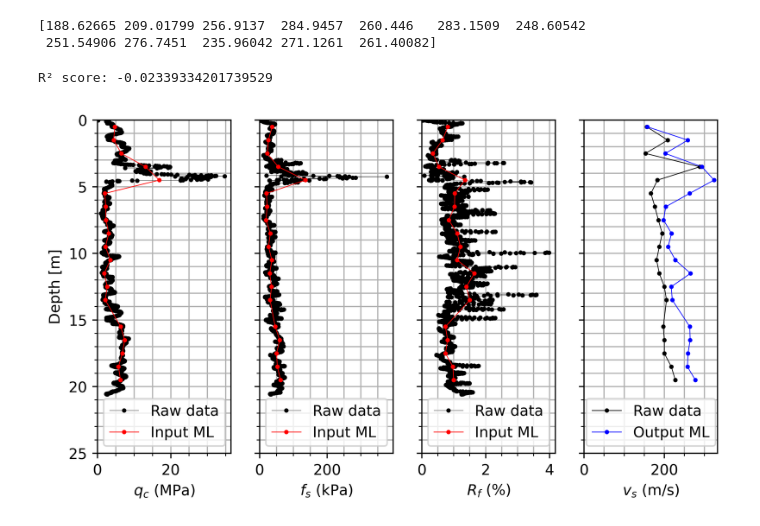
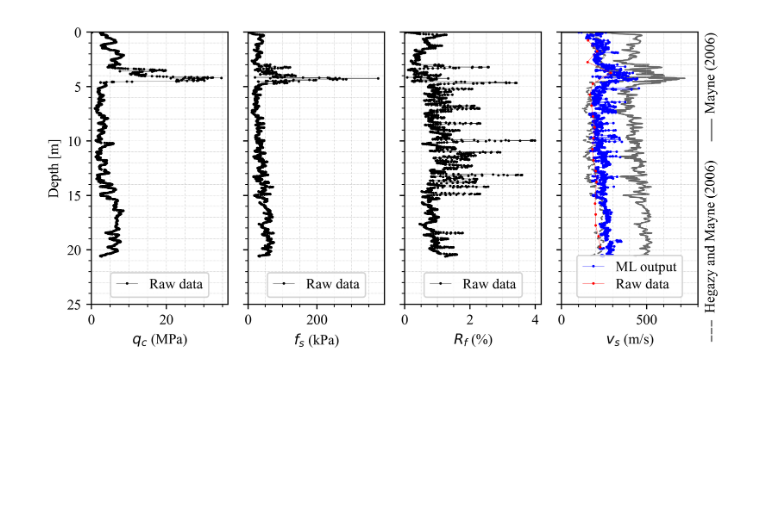
Before and after one commit to harifel/ISC7_DataDrivenSiteCharacterization, a Jupyter notebook: src/2_main_norwegian_testsite.ipynb, the cells around one changed output. Cells and saved outputs as stored; diff of their text form; code cells hidden in the pictures; blank space fills up the shorter version.

```diff
--- a/src/2_main_norwegian_testsite.ipynb
+++ b/src/2_main_norwegian_testsite.ipynb
@@ -50,15 +66,14 @@ data_preproccesed_dropped = data_preproccesed.dropna(subset=['Vs (m/s)'])
 
 x_data_nor = data_preproccesed_dropped[selected_columns_x[:-1]]
 y_data_nor = data_preproccesed_dropped['Vs (m/s)']
+# %%
+vs2 = lambda fs: 118.8 * np.log(fs) + 18.5  #mayne 2006
+vs3 = lambda qc: 11.711 * (qc*1000) **0.3409       #Hegazy and Mayne 2006
+
+vs_2 = vs2(fs)*(-1)
+vs_3 = vs3(qc)
 # %%
+# Load the model
 import joblib
-
-# Load the model
 loaded_model = joblib.load('xgb_model.joblib')
+y_pred = loaded_model.predict(x_test_nor)
-# %%
-# Check performance on Norwegian data
-y_pred = loaded_model.predict(x_data_nor)
-# Calculate the R-squared score, Mean squared error
-score = r2_score(np.array(y_data_nor), np.array(y_pred))
-mse = mean_squared_error(y_data_nor, y_pred)
-print(f'Norwegian test data - R2: {round(score, 3)}, MSE: {round(mse, 3)}.')
@@ -74,38 +80,23 @@ print(np.array(y_data_nor))
-# %%
-print(np.array(y_pred))
-# %% [output]
-[188.62665 209.01799 256.9137  284.9457  260.446   283.1509  248.60542
- 251.54906 276.7451  235.96042 271.1261  261.40082]
-# %%
-import numpy as np
-
-# Observed values
-y_true = np.array([163.61590653, 171.40714018, 189.44999704, 199.97499687, 218.15454205,
-                   399.94999375, 205.68856821, 199.97499687, 211.73823198, 224.97187148,
-                   224.97187148, 232.22902863])
-
-# Predicted values
-y_pred = np.array([188.62665, 209.01799, 256.9137, 284.9457, 260.446, 283.1509, 248.60542,
-                   251.54906, 276.7451, 235.96042, 271.1261, 261.40082])
-
-# Mean of observed values
-y_mean = np.mean(y_true)
-
-# Total sum of squares (TSS)
-TSS = np.sum((y_true - y_mean) ** 2)
-
-# Residual sum of squares (RSS)
-RSS = np.sum((y_true - y_pred) ** 2)
-
-# R² score
-r2_score = 1 - (RSS / TSS)
-
-print("R² score:", r2_score)
-# %% [output]
-R² score: -0.02339334201739529
-# %%
-cm = 1/2.54  # centimeters in inches
-plot_cpt_data_NW_site((17*cm, 10*cm), selected_columns_x, df_test_norwegen_raw, data_preproccesed, data_preproccesed_dropped, y_data_nor, y_pred, plot_columns_x_label)
-plt.savefig(r"..\\graphics\Norwegian_test_site_XGBRegressor.png", dpi = 700)
-# %% [output]
-[figure, removed]
+# %%
+cm = 1/2.54  # centimeters in inches
+fig, axes = plot_cpt_data_NW_site_all((17*cm, 8*cm), selected_columns_x, df_test_norwegen_raw, data_preproccesed_dropped, y_data_nor, y_pred, plot_columns_x_label)
+
+#line1 = axes[-1].plot(vs_1, z, marker='o', color='dimgrey', linewidth=0.5, markersize=0, linestyle='-', label='Hegazy and Mayne (1995)')
+line2 = axes[-1].plot(vs_2*(-1), z, marker='o', color='dimgrey', linewidth=1, markersize=0, linestyle='solid', zorder=-10) #Mayne (2006)
+line3 = axes[-1].plot(vs_3, z, marker='o', color='dimgrey', linewidth=1, markersize=0, linestyle='--',zorder=-10) #Hegazy and Mayne (2006)
+
+#additional legend
+labels = ['Mayne (2006)', 'Hegazy and Mayne (2006)']
+axes[-1].annotate('', xy=(1.1, -0.15), xytext=(1.1, -0.05), arrowprops=dict(arrowstyle='-', linestyle='--', linewidth=1, color='dimgrey'), xycoords='axes fraction')
+axes[-1].annotate('', xy=(1.1, 0.59), xytext=(1.1, 0.69), arrowprops=dict(arrowstyle='-', linestyle='solid', linewidth=1, color='dimgrey'), xycoords='axes fraction')
+axes[-1].text(1.05, 0.85, labels[0], color='k', ha='left', va='center', rotation=90, transform=axes[-1].transAxes)
+axes[-1].text(1.05, 0.25, labels[1], color='k', ha='left', va='center', rotation=90, transform=axes[-1].transAxes)
+
+
+axes[-1].set_xlim(xmin=0, xmax=800)
+
+fig.subplots_adjust(right=0.96, top = 0.98, bottom = 0.14, left = 0.08)
+
+plt.savefig(r"..\\graphics\Norwegian_test_site_XGBRegressor.png", dpi = 700)
+# %% [output]
+[figure, added]
```
Also changed, not shown: parts of 5 cells of this notebook, 5 other files.
